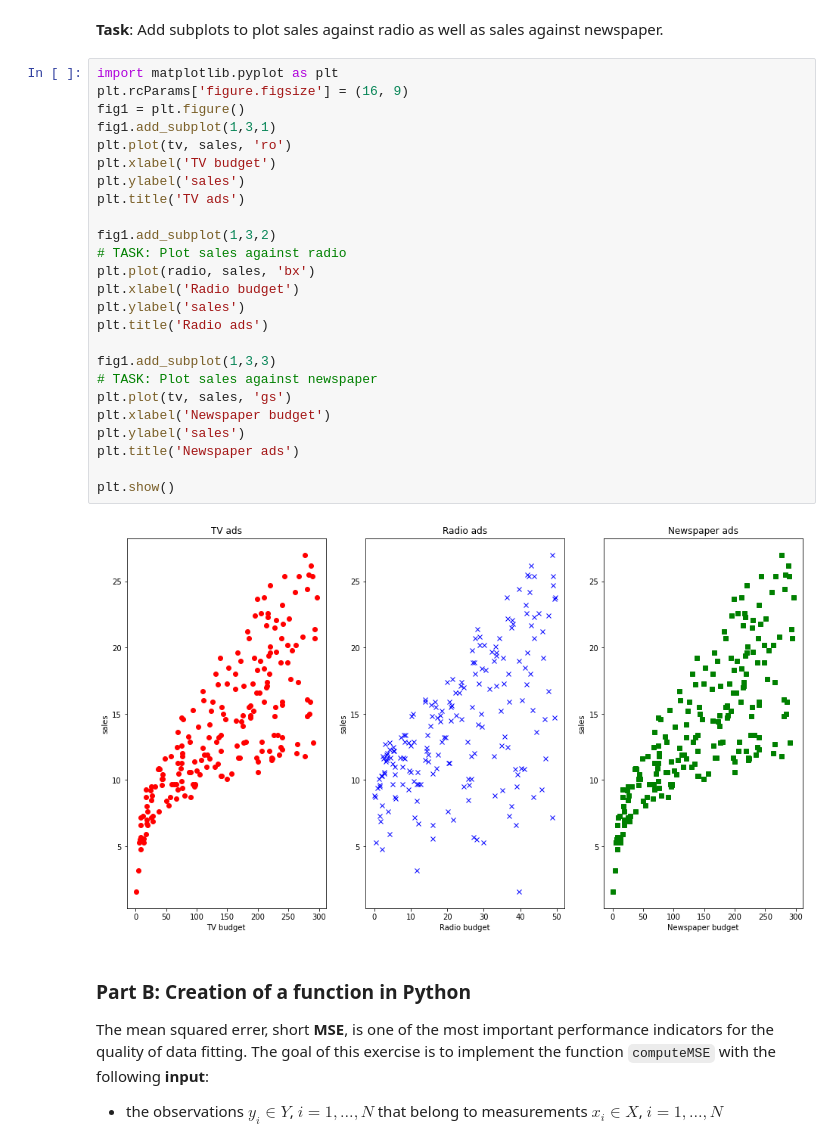
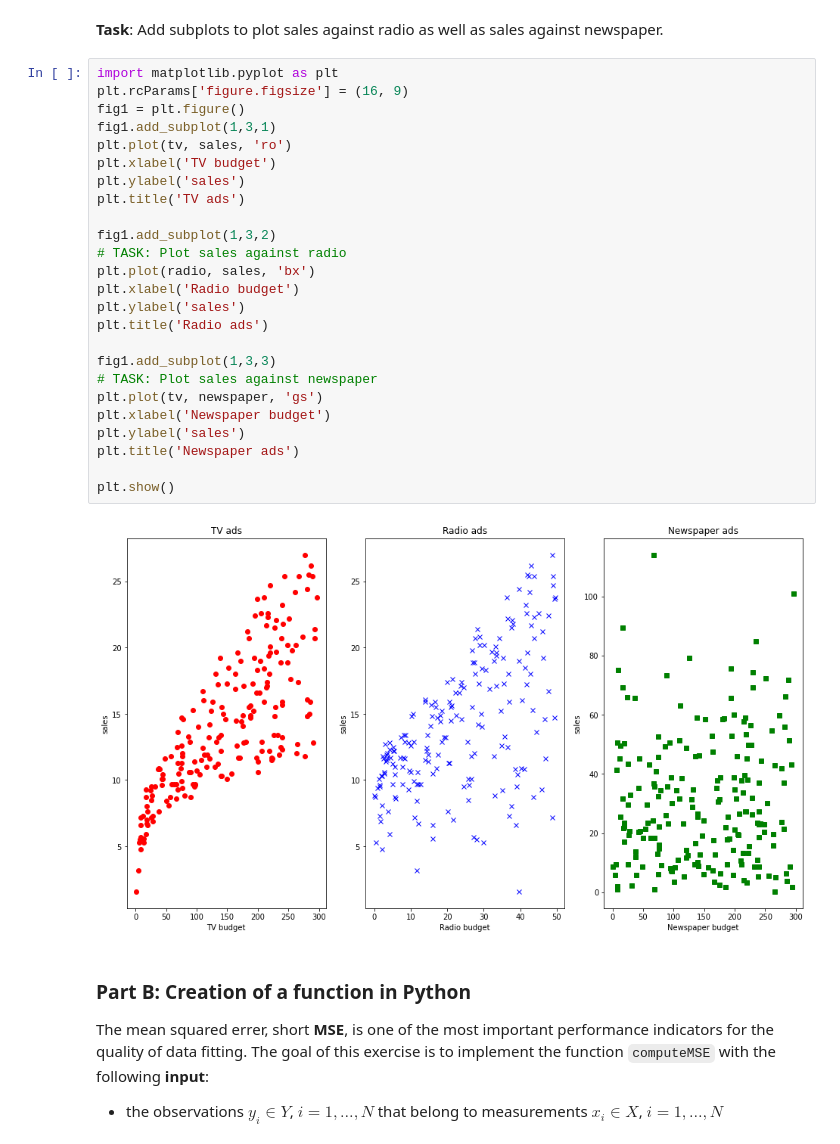
Before and after one commit to samyarmodabber/TUC, a Jupyter notebook: Introduction to Data Science/HW Solution/ps2/ps2_amod_problem1.ipynb, the cells around one changed output. Drawn from its saved outputs; the diff is of its cells as text.

```diff
--- a/Introduction to Data Science/HW Solution/ps2/ps2_amod_problem1.ipynb
+++ b/Introduction to Data Science/HW Solution/ps2/ps2_amod_problem1.ipynb
@@ -89,30 +69,30 @@ assert sales[i] == 15.9
 # %%
 import matplotlib.pyplot as plt
 plt.rcParams['figure.figsize'] = (16, 9)
 fig1 = plt.figure()
 fig1.add_subplot(1,3,1)
 plt.plot(tv, sales, 'ro')
 plt.xlabel('TV budget')
 plt.ylabel('sales')
 plt.title('TV ads')
 
 fig1.add_subplot(1,3,2)
 # TASK: Plot sales against radio
 plt.plot(radio, sales, 'bx')
 plt.xlabel('Radio budget')
 plt.ylabel('sales')
 plt.title('Radio ads')
 
 fig1.add_subplot(1,3,3)
 # TASK: Plot sales against newspaper
-plt.plot(tv, sales, 'gs')
+plt.plot(tv, newspaper, 'gs')
 plt.xlabel('Newspaper budget')
 plt.ylabel('sales')
 plt.title('Newspaper ads')
 
 plt.show()
 # %% [output]
-[figure, old version]
+[figure, new version]
 # %% [markdown]
 ### Part B: Creation of a function in Python
 The mean squared errer, short **MSE**, is one of the most important performance indicators for the quality of data fitting.
```
Also changed, not shown: parts of 5 cells of this notebook, 7 other files.
